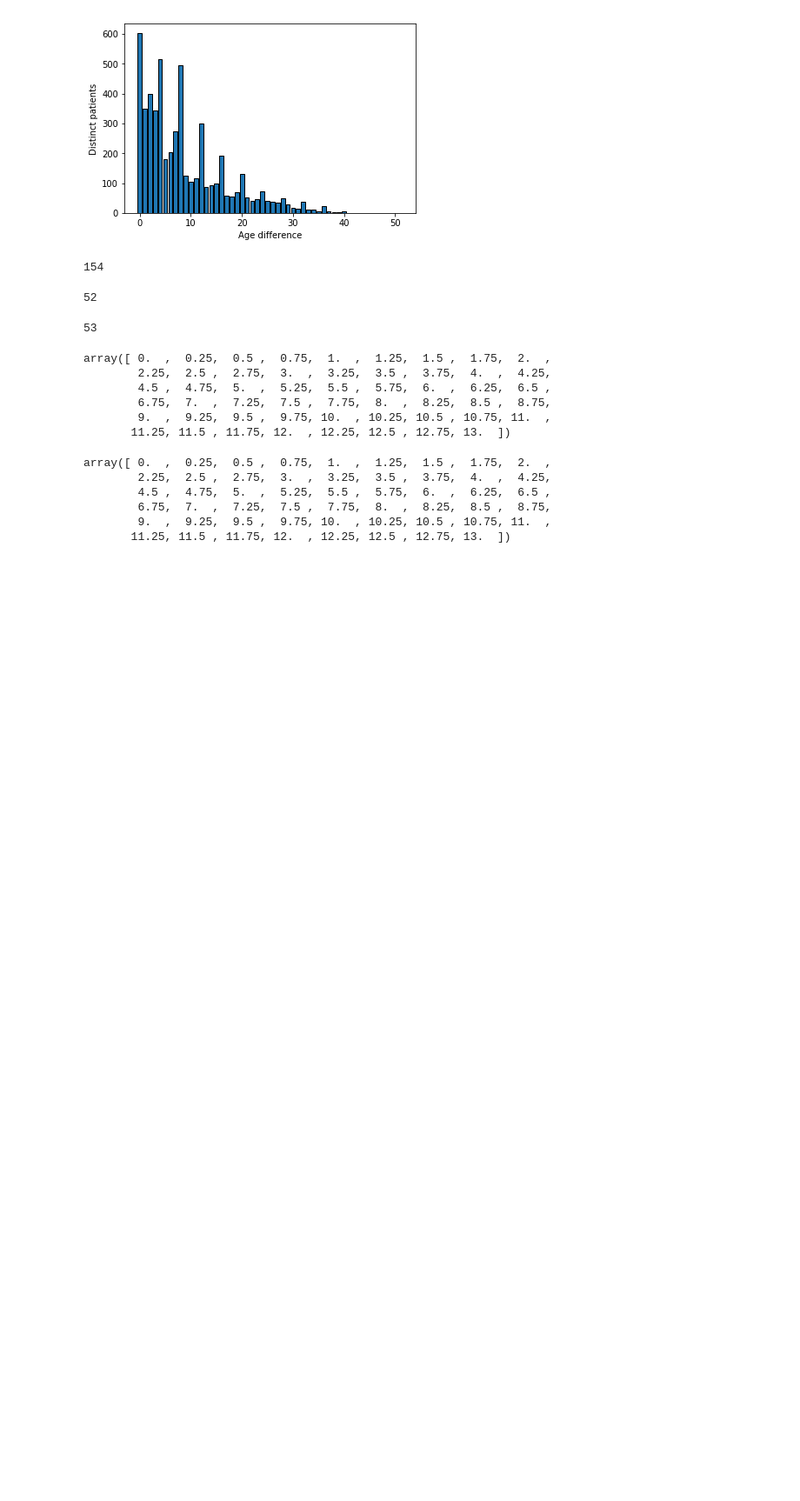
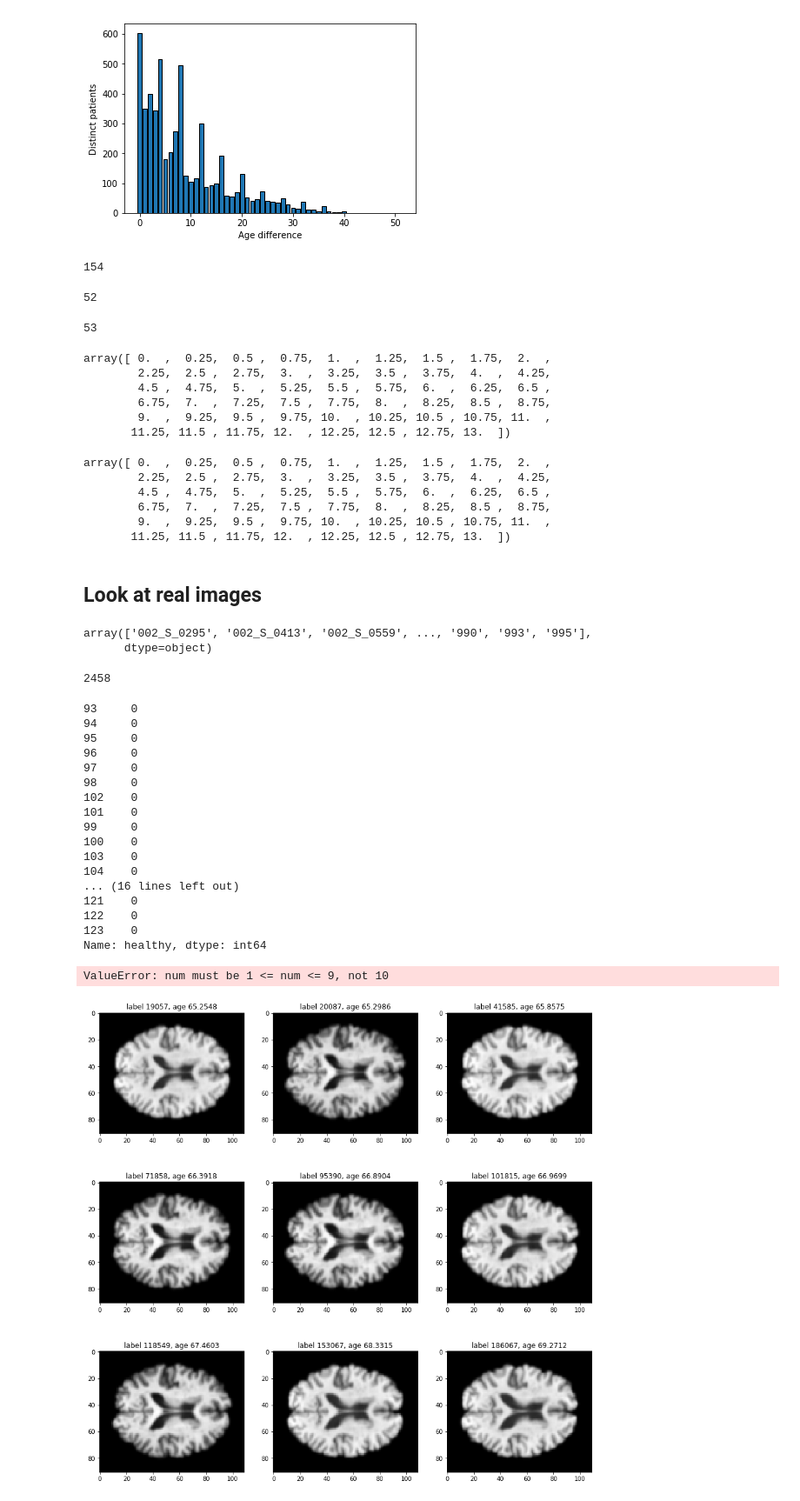
Before and after one commit to vwegmayr/brain-aging, a Jupyter notebook: notebooks/longitudinal_data_analysis.ipynb, the cells around one changed output. Shown at 87% size. Cells and saved outputs as stored; diff of their text form; code cells hidden in the pictures; blank space fills up the shorter version.

Commit message:
Plot multiple images of same patient to visualize age progression.

```diff
--- a/notebooks/longitudinal_data_analysis.ipynb
+++ b/notebooks/longitudinal_data_analysis.ipynb
@@ -140,3 +140,5 @@ array([ 0.  ,  0.25,  0.5 ,  0.75,  1.  ,  1.25,  1.5 ,  1.75,  2.  ,
         6.75,  7.  ,  7.25,  7.5 ,  7.75,  8.  ,  8.25,  8.5 ,  8.75,
         9.  ,  9.25,  9.5 ,  9.75, 10.  , 10.25, 10.5 , 10.75, 11.  ,
        11.25, 11.5 , 11.75, 12.  , 12.25, 12.5 , 12.75, 13.  ])
+# %% [markdown]
+## Look at real images
@@ -142,0 +147,53 @@ array([ 0.  ,  0.25,  0.5 ,  0.75,  1.  ,  1.25,  1.5 ,  1.75,  2.  ,
+# %%
+patients
+# %% [output]
+array(['002_S_0295', '002_S_0413', '002_S_0559', ..., '990', '993', '995'],
+      dtype=object)
+# %%
+len(patients)
+# %% [output]
+2458
+# %%
+pat_idx = 5
+sub = df.loc[df['patient_label'] == patients[pat_idx]]
+sub = sub.sort_values(by=['age_exact'])
+
+slice_idx = 60
+rows = 3
+columns = 3
+fig = plt.figure(figsize=(15, 15))
+#print(sub.age_exact)
+last_age = -1
+count = 1
+print(sub.healthy)
+for lab, age in zip(sub.image_label, sub.age_exact):
+    if age == last_age:
+        continue  # avoid test-restest images
+    last_age = age
+    image_path = "/local/ADNI_AIBL/ADNI_AIBL_T1_smoothed/all_images/{}_mni_aligned.nii.gz".format(lab)
+    im = nib.load(image_path)
+    data = im.get_data()
+    fig.add_subplot(rows, columns, count)
+    plt.title("label {}, age {}".format(lab, age))
+    plt.imshow(data[:, :, 45], cmap='gray')
+    count += 1
+# %% [output]
+93     0
+94     0
+95     0
+96     0
+97     0
+98     0
+102    0
+101    0
+99     0
+100    0
+103    0
+104    0
+... (16 lines left out)
+121    0
+122    0
+123    0
+Name: healthy, dtype: int64
+ValueError: num must be 1 <= num <= 9, not 10
+[figure, added]
```
Also changed, not shown: parts of 1 cell of this notebook.
